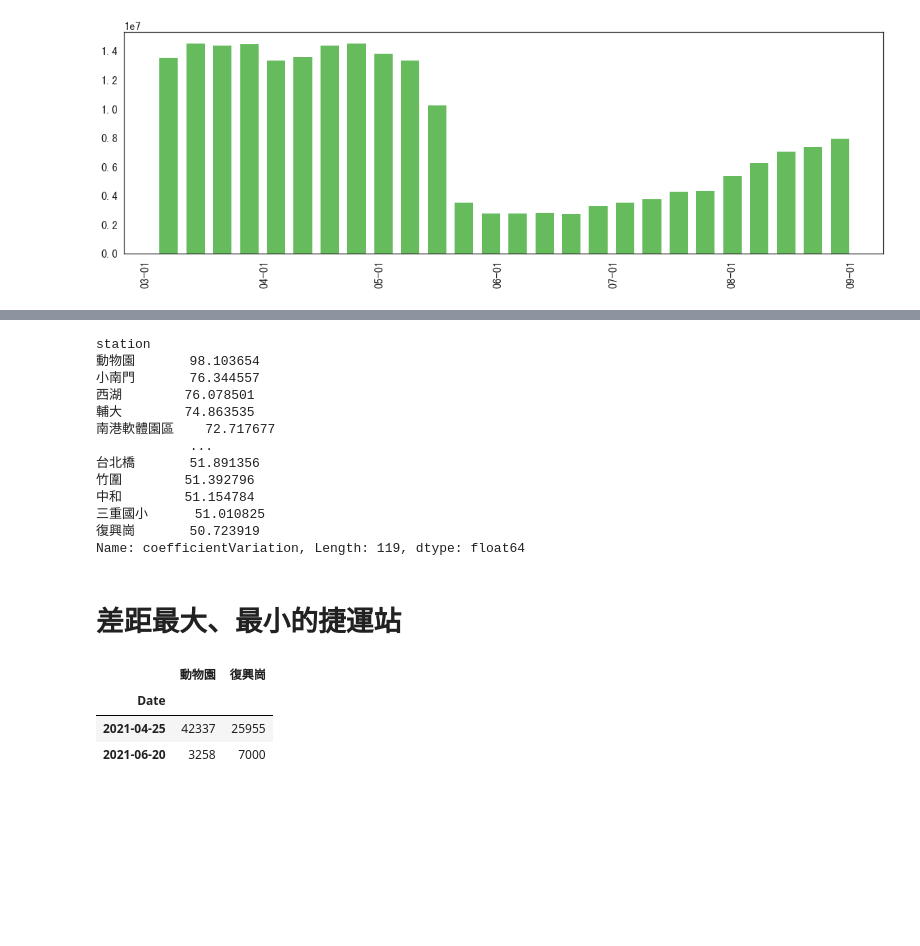
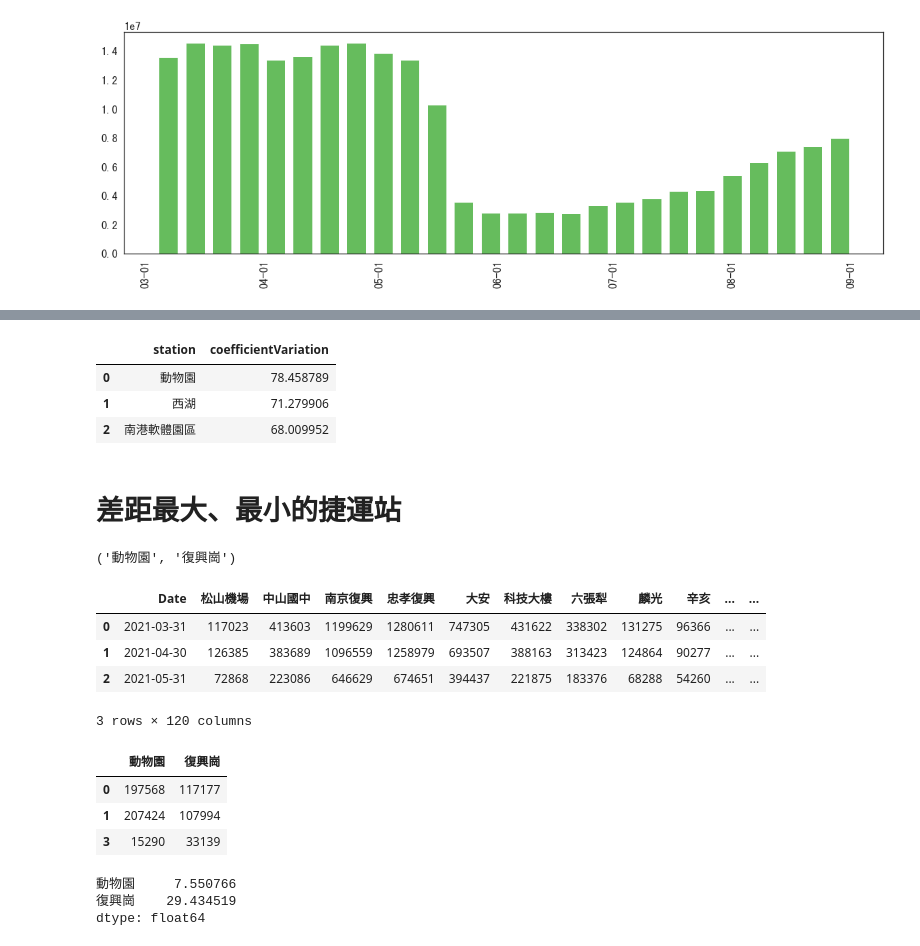
Before and after one commit to Jasmine-fe/TaipeiMRT, a Jupyter notebook: main.ipynb, the cells around one changed output, grey strips where cells are left out. Cells and saved outputs as stored; diff of their text form; code cells hidden in the pictures; blank space fills up the shorter version.

Commit message:
[ TaipeiMRT ] update before after definition

```diff
--- a/main.ipynb
+++ b/main.ipynb
@@ -169,30 +169,42 @@ stationCountDf.head()
 # %%
-stationCountCVDf = stationCountDf.groupby('station').agg({'count', coefficientVariation})
+stationCountCVDf = stationCountDf[stationCountDf['period'].isin(['before', 'after'])].groupby(['station'], as_index=False).agg({'count', coefficientVariation})
 sortedCountCVStations = stationCountCVDf['count']['coefficientVariation'].sort_values(ascending=False)
-sortedCountCVStations
+periodDf = sortedCountCVStations.to_frame().reset_index()
-# %% [output]
-station
-動物園       98.103654
-小南門       76.344557
-西湖        76.078501
-輔大        74.863535
-南港軟體園區    72.717677
-            ...
-台北橋       51.891356
-竹圍        51.392796
-中和        51.154784
-三重國小      51.010825
-復興崗       50.723919
-Name: coefficientVariation, Length: 119, dtype: float64
+# %%
+periodDf.head(3)
+# %% [output]
+|  | station | coefficientVariation |
+| 0 | 動物園 | 78.458789 |
+| 1 | 西湖 | 71.279906 |
+| 2 | 南港軟體園區 | 68.009952 |
 # %% [markdown]
 # 差距最大、最小的捷運站
-# %%
-highestCountCVStation = sortedCountCVStations.keys()[0]
-lowestCountCVStation = sortedCountCVStations.keys()[-1]
-sumOfWeek = df.resample('W', on='Date').sum()
-sumOfWeek.iloc[[maxWeekIdx, minWeekIdx]][[highestCountCVStation, lowestCountCVStation]]
-# %% [output]
-|  | 動物園 | 復興崗 |
-| Date |  |  |
-| 2021-04-25 | 42337 | 25955 |
-| 2021-06-20 | 3258 | 7000 |
+# %%
+highestCountCVStation = periodDf.iloc[0]['station']
+lowestCountCVStation = periodDf.iloc[-1]['station']
+highestCountCVStation,lowestCountCVStation
+# %% [output]
+('動物園', '復興崗')
+# %%
+sumOfMonth = df.resample('M', on='Date').sum().reset_index()
+sumOfMonth.head(3)
+# %% [output]
+|  | Date | 松山機場 | 中山國中 | 南京復興 | 忠孝復興 | 大安 | 科技大樓 | 六張犁 | 麟光 | 辛亥 | ... | ... |
+| 0 | 2021-03-31 | 117023 | 413603 | 1199629 | 1280611 | 747305 | 431622 | 338302 | 131275 | 96366 | ... | ... |
+| 1 | 2021-04-30 | 126385 | 383689 | 1096559 | 1258979 | 693507 | 388163 | 313423 | 124864 | 90277 | ... | ... |
+| 2 | 2021-05-31 | 72868 | 223086 | 646629 | 674651 | 394437 | 221875 | 183376 | 68288 | 54260 | ... | ... |
+3 rows × 120 columns
+# %%
+targetPeriodCount = sumOfMonth.iloc[[0,1,3]][[highestCountCVStation,lowestCountCVStation]]
+targetPeriodCount
+# %% [output]
+|  | 動物園 | 復興崗 |
+| 0 | 197568 | 117177 |
+| 1 | 207424 | 107994 |
+| 3 | 15290 | 33139 |
+# %%
+100*(targetPeriodCount.iloc[2]) / targetPeriodCount.iloc[[0,1]].mean()
+# %% [output]
+動物園     7.550766
+復興崗    29.434519
+dtype: float64
```
Also changed, not shown: parts of 12 cells of this notebook, 4 other files.
